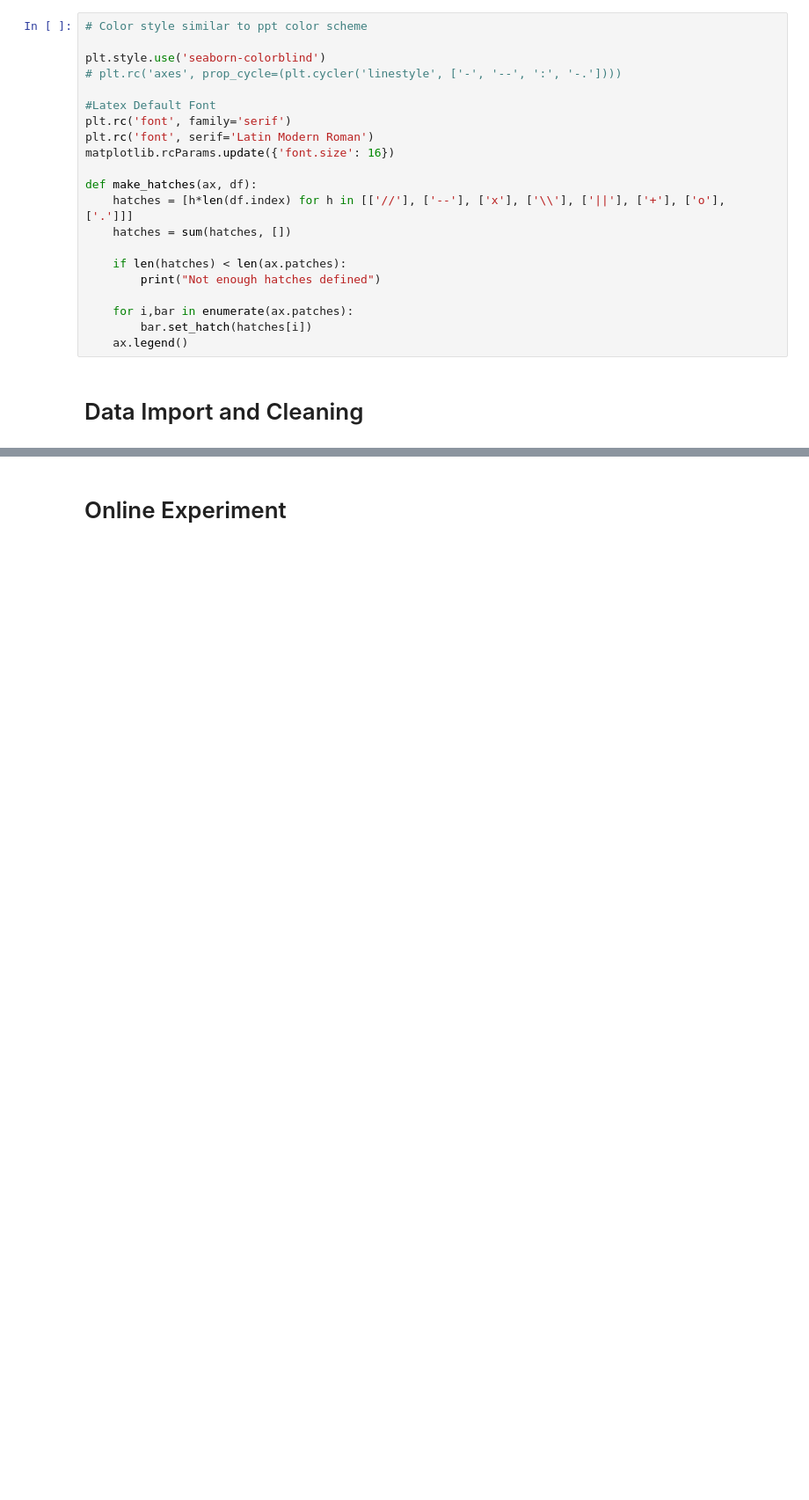
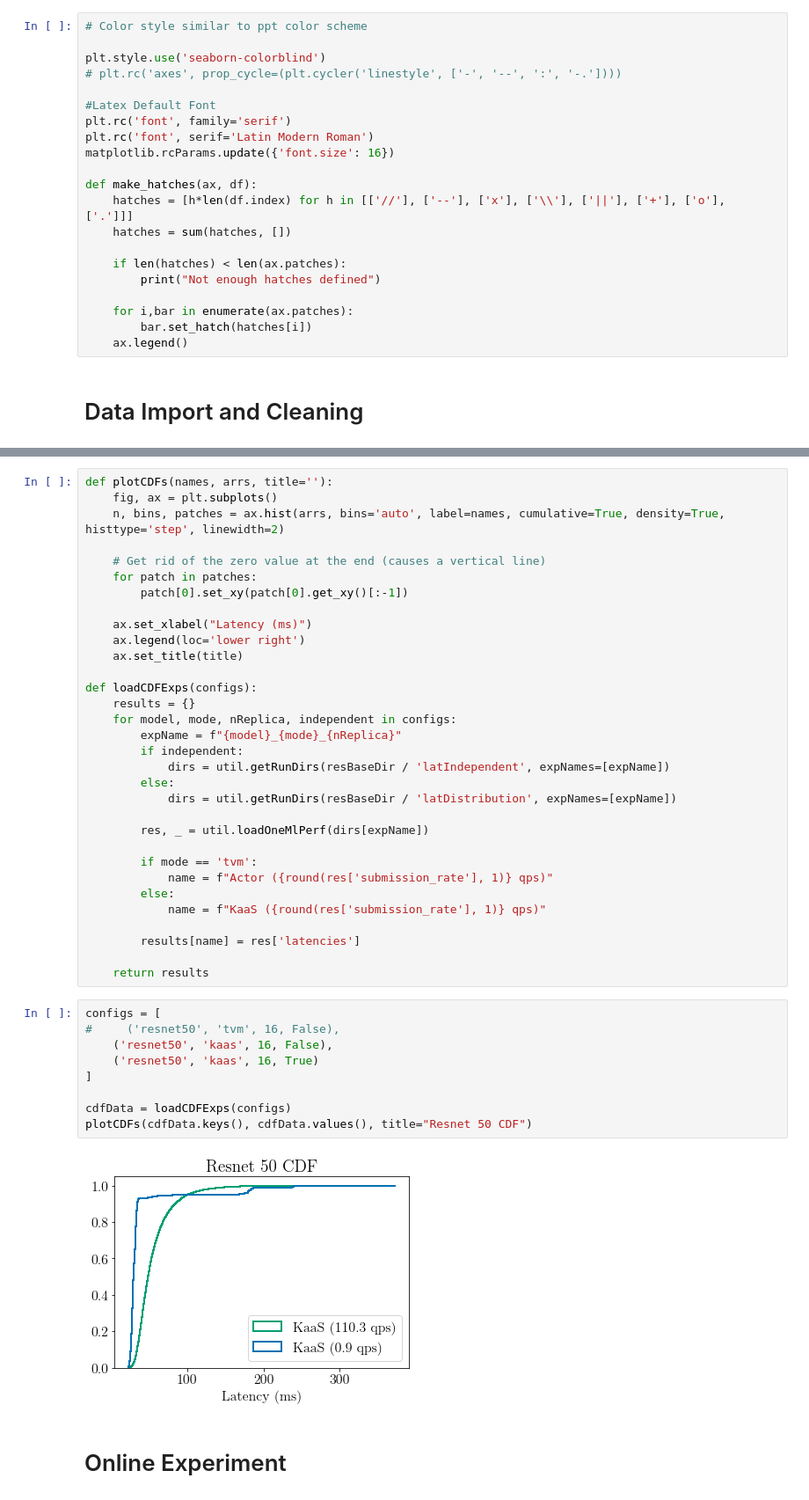
Before and after one commit to NathanTP/kaasBenchmarks, a Jupyter notebook: inference/analysis/analysis.ipynb, the cells around one changed output, grey strips where cells are left out. Shown at 88% size. Cells and saved outputs as stored; diff of their text form; blank space fills up the shorter version.

```diff
--- a/inference/analysis/analysis.ipynb
+++ b/inference/analysis/analysis.ipynb
@@ -78,3 +83,46 @@ results/10_08_21/latDistribution/resnet50_tvm_14
+# %%
+def plotCDFs(names, arrs, title=''):
+    fig, ax = plt.subplots()
+    n, bins, patches = ax.hist(arrs, bins='auto', label=names, cumulative=True, density=True, histtype='step', linewidth=2)
+
+    # Get rid of the zero value at the end (causes a vertical line)
+    for patch in patches:
+        patch[0].set_xy(patch[0].get_xy()[:-1])
+
+    ax.set_xlabel("Latency (ms)")
+    ax.legend(loc='lower right')
+    ax.set_title(title)
+
+def loadCDFExps(configs):
+    results = {}
+    for model, mode, nReplica, independent in configs:
+        expName = f"{model}_{mode}_{nReplica}"
+        if independent:
+            dirs = util.getRunDirs(resBaseDir / 'latIndependent', expNames=[expName])
+        else:
+            dirs = util.getRunDirs(resBaseDir / 'latDistribution', expNames=[expName])
+
+        res, _ = util.loadOneMlPerf(dirs[expName])
+
+        if mode == 'tvm':
+            name = f"Actor ({round(res['submission_rate'], 1)} qps)"
+        else:
+            name = f"KaaS ({round(res['submission_rate'], 1)} qps)"
+
+        results[name] = res['latencies']
+
+    return results
+# %%
+configs = [
+#     ('resnet50', 'tvm', 16, False),
+    ('resnet50', 'kaas', 16, False),
+    ('resnet50', 'kaas', 16, True)
+]
+
+cdfData = loadCDFExps(configs)
+plotCDFs(cdfData.keys(), cdfData.values(), title="Resnet 50 CDF")
+# %% [output]
+[figure, added]
 # %% [markdown]
 # Online Experiment
 # %%
```
Also changed, not shown: parts of 11 cells of this notebook, 1 other file.
